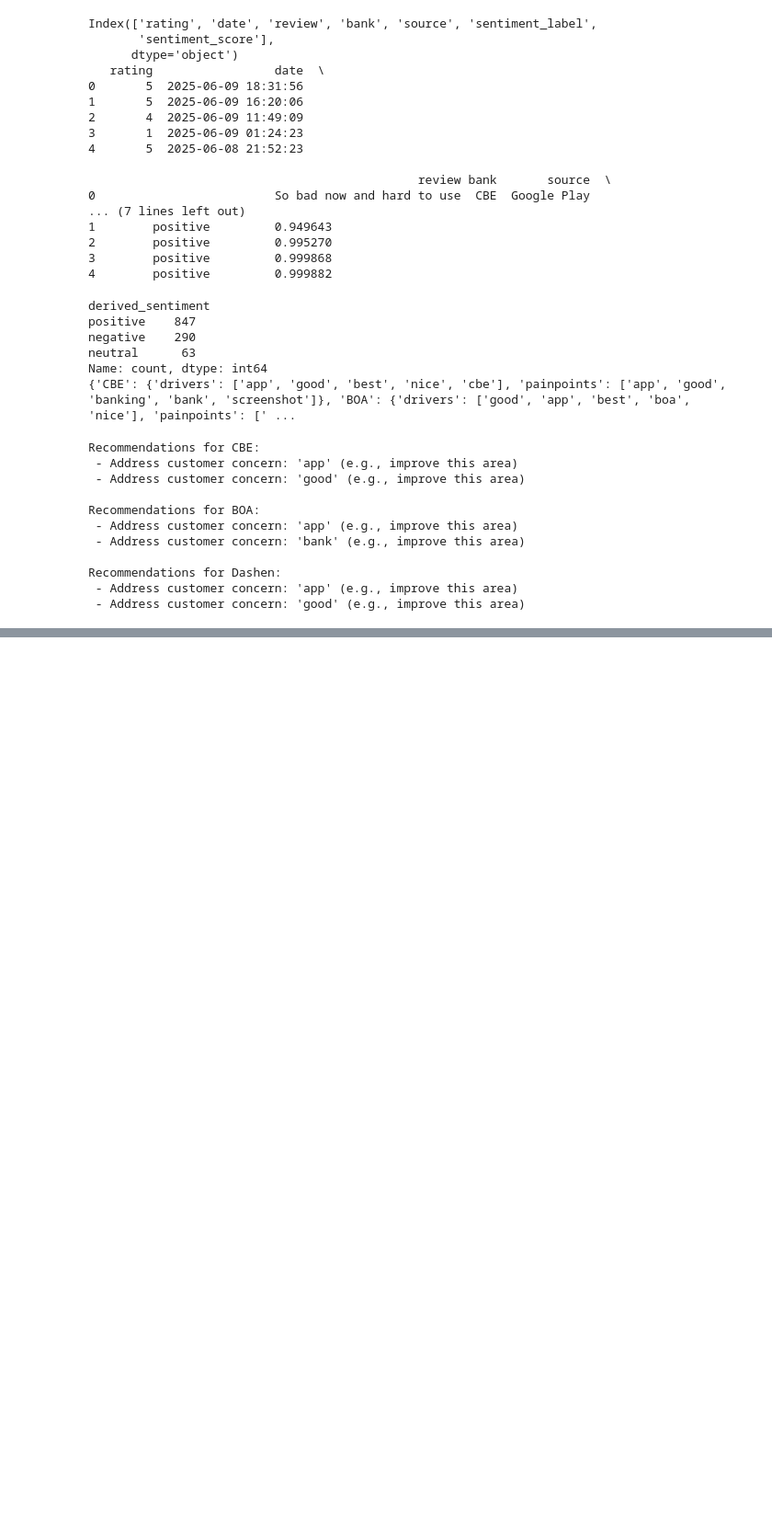
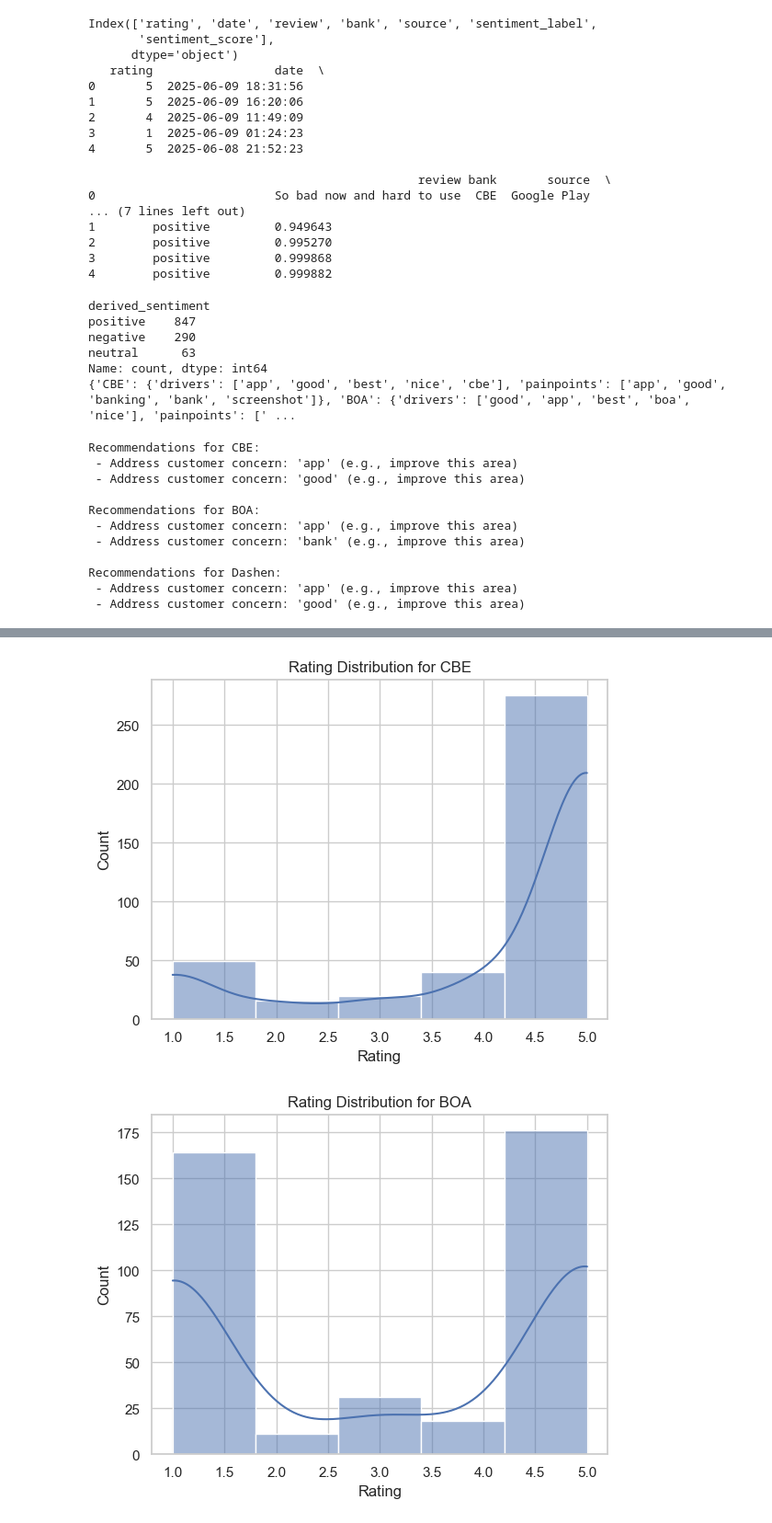
Before and after one commit to Naod-Mergiya/Customer-Experience-Analytics-for-Fintech-Apps, a Jupyter notebook: notebooks/Recommendations.ipynb, the cells around one changed output, grey strips where cells are left out. Shown at 92% size. Saved outputs shown, nothing was run; the diff lists cells and outputs as text; code cells hidden in the pictures; blank space fills up the shorter version.

```diff
--- a/notebooks/Recommendations.ipynb
+++ b/notebooks/Recommendations.ipynb
@@ -110,0 +118,6 @@ Recommendations for Dashen:
+# %%
+# 2. Rating distribution for each bank
+plot_rating_distribution(df, rating_col='rating', bank_col='bank')
+# %% [output]
+[figure, added]
+[figure, added]
```
Also changed, not shown: parts of 2 cells of this notebook.
